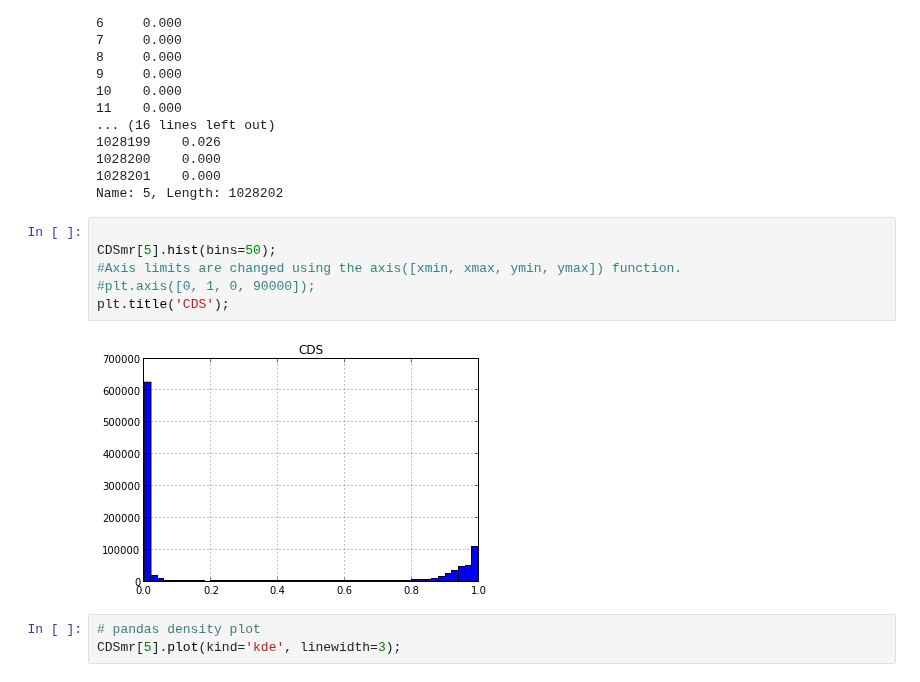
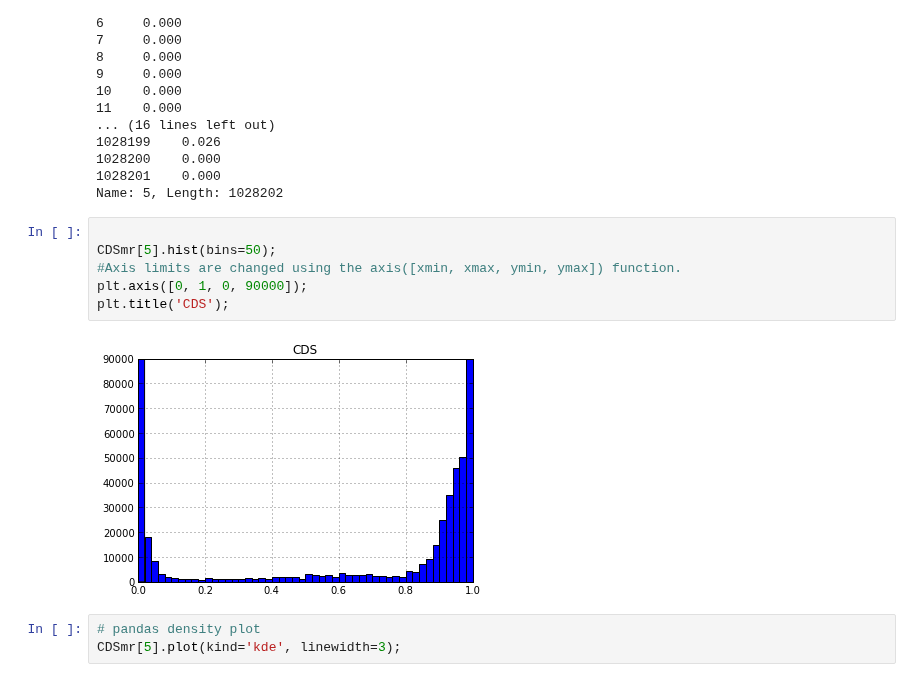
Before and after one commit to sr320/ipython_nb, a Jupyter notebook: BiGo_methratio.ipynb, the cells around one changed output. Saved outputs shown, nothing was run; the diff lists cells and outputs as text.

```diff
--- a/BiGo_methratio.ipynb
+++ b/BiGo_methratio.ipynb
@@ -293,11 +307,11 @@ Name: 5, Length: 1028202
 # %%
 
 CDSmr[5].hist(bins=50);
 #Axis limits are changed using the axis([xmin, xmax, ymin, ymax]) function.
-#plt.axis([0, 1, 0, 90000]);
+plt.axis([0, 1, 0, 90000]);
 plt.title('CDS');
 # %% [output]
-[figure, old version]
+[figure, new version]
 # %%
 # pandas density plot
 CDSmr[5].plot(kind='kde', linewidth=3);
```
Also changed, not shown: parts of 27 cells of this notebook, 2 other files.
